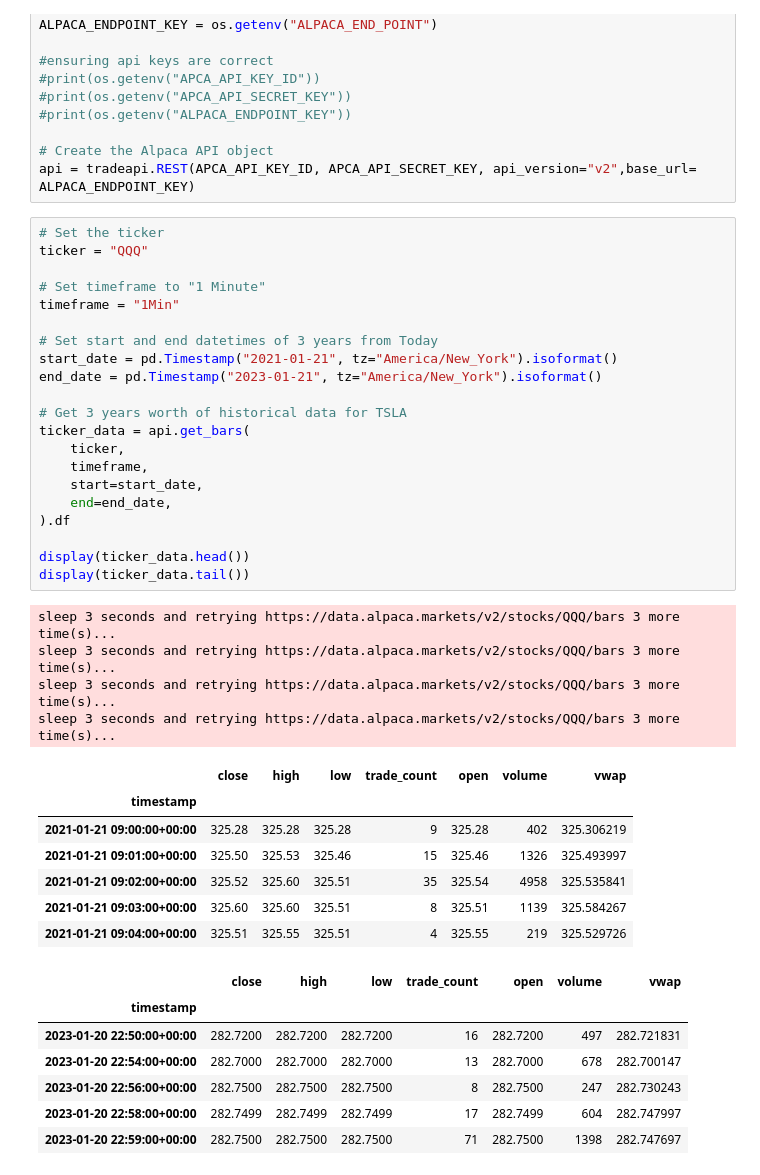
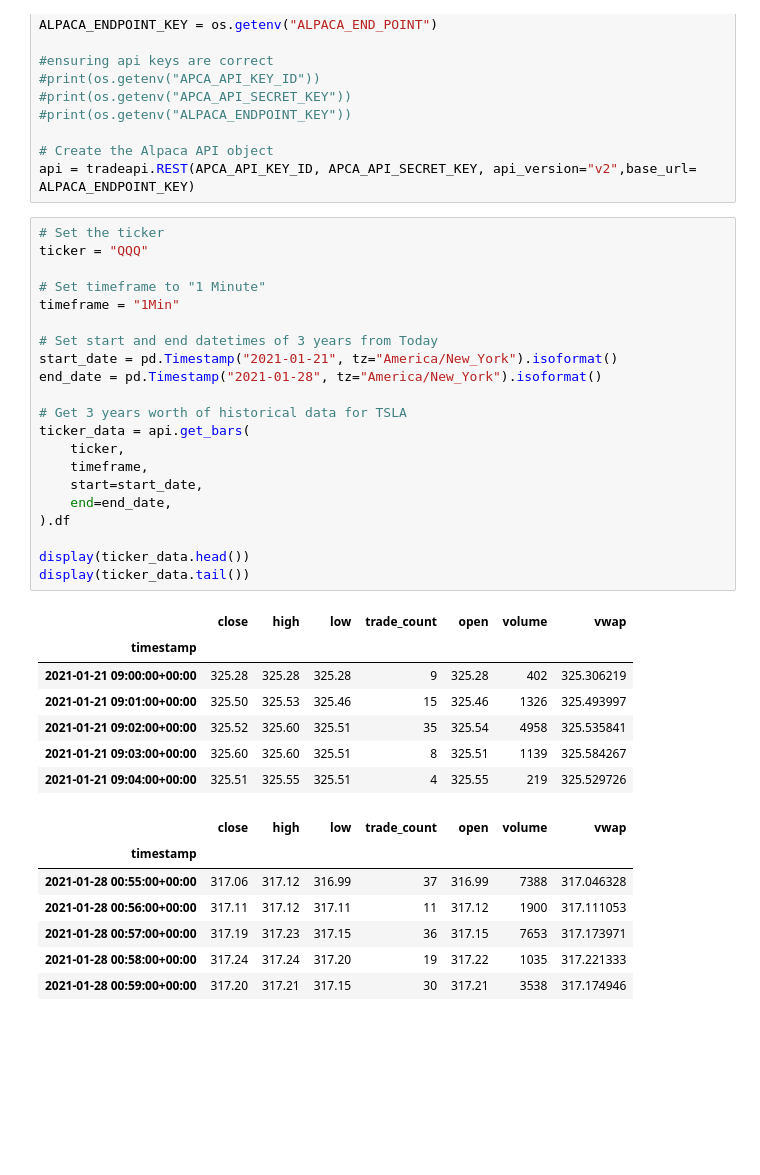
Before and after one commit to dahmadi/TheTrendIsYourFriend, a Jupyter notebook: TrendIsYourFriend.ipynb, the cells around one changed output. Saved outputs shown, nothing was run; the diff lists cells and outputs as text; blank space fills up the shorter version.

```diff
--- a/TrendIsYourFriend.ipynb
+++ b/TrendIsYourFriend.ipynb
@@ -32,43 +32,39 @@ api = tradeapi.REST(APCA_API_KEY_ID, APCA_API_SECRET_KEY, api_version="v2",base_
 # %%
 # Set the ticker
 ticker = "QQQ"
 
 # Set timeframe to "1 Minute"
 timeframe = "1Min"
 
 # Set start and end datetimes of 3 years from Today
 start_date = pd.Timestamp("2021-01-21", tz="America/New_York").isoformat()
-end_date = pd.Timestamp("2023-01-21", tz="America/New_York").isoformat()
+end_date = pd.Timestamp("2021-01-28", tz="America/New_York").isoformat()
 
 # Get 3 years worth of historical data for TSLA
 ticker_data = api.get_bars(
     ticker,
     timeframe,
     start=start_date,
     end=end_date,
 ).df
 
 display(ticker_data.head())
 display(ticker_data.tail())
 # %% [output]
-sleep 3 seconds and retrying https://data.alpaca.markets/v2/stocks/QQQ/bars 3 more time(s)...
-sleep 3 seconds and retrying https://data.alpaca.markets/v2/stocks/QQQ/bars 3 more time(s)...
-sleep 3 seconds and retrying https://data.alpaca.markets/v2/stocks/QQQ/bars 3 more time(s)...
-sleep 3 seconds and retrying https://data.alpaca.markets/v2/stocks/QQQ/bars 3 more time(s)...
 |  | close | high | low | trade_count | open | volume | vwap |
 | timestamp |  |  |  |  |  |  |  |
 | 2021-01-21 09:00:00+00:00 | 325.28 | 325.28 | 325.28 | 9 | 325.28 | 402 | 325.306219 |
 | 2021-01-21 09:01:00+00:00 | 325.50 | 325.53 | 325.46 | 15 | 325.46 | 1326 | 325.493997 |
 | 2021-01-21 09:02:00+00:00 | 325.52 | 325.60 | 325.51 | 35 | 325.54 | 4958 | 325.535841 |
 | 2021-01-21 09:03:00+00:00 | 325.60 | 325.60 | 325.51 | 8 | 325.51 | 1139 | 325.584267 |
 | 2021-01-21 09:04:00+00:00 | 325.51 | 325.55 | 325.51 | 4 | 325.55 | 219 | 325.529726 |
 |  | close | high | low | trade_count | open | volume | vwap |
 | timestamp |  |  |  |  |  |  |  |
-| 2023-01-20 22:50:00+00:00 | 282.7200 | 282.7200 | 282.7200 | 16 | 282.7200 | 497 | 282.721831 |
-| 2023-01-20 22:54:00+00:00 | 282.7000 | 282.7000 | 282.7000 | 13 | 282.7000 | 678 | 282.700147 |
-| 2023-01-20 22:56:00+00:00 | 282.7500 | 282.7500 | 282.7500 | 8 | 282.7500 | 247 | 282.730243 |
-| 2023-01-20 22:58:00+00:00 | 282.7499 | 282.7499 | 282.7499 | 17 | 282.7499 | 604 | 282.747997 |
-| 2023-01-20 22:59:00+00:00 | 282.7500 | 282.7500 | 282.7500 | 71 | 282.7500 | 1398 | 282.747697 |
+| 2021-01-28 00:55:00+00:00 | 317.06 | 317.12 | 316.99 | 37 | 316.99 | 7388 | 317.046328 |
+| 2021-01-28 00:56:00+00:00 | 317.11 | 317.12 | 317.11 | 11 | 317.12 | 1900 | 317.111053 |
+| 2021-01-28 00:57:00+00:00 | 317.19 | 317.23 | 317.15 | 36 | 317.15 | 7653 | 317.173971 |
+| 2021-01-28 00:58:00+00:00 | 317.24 | 317.24 | 317.20 | 19 | 317.22 | 1035 | 317.221333 |
+| 2021-01-28 00:59:00+00:00 | 317.20 | 317.21 | 317.15 | 30 | 317.21 | 3538 | 317.174946 |
 # %%
 #dropping trade_count and vwap column
 updated_ticker_data = ticker_data.drop(columns=['trade_count', 'vwap'])
```
Also changed, not shown: parts of 4 cells of this notebook.
